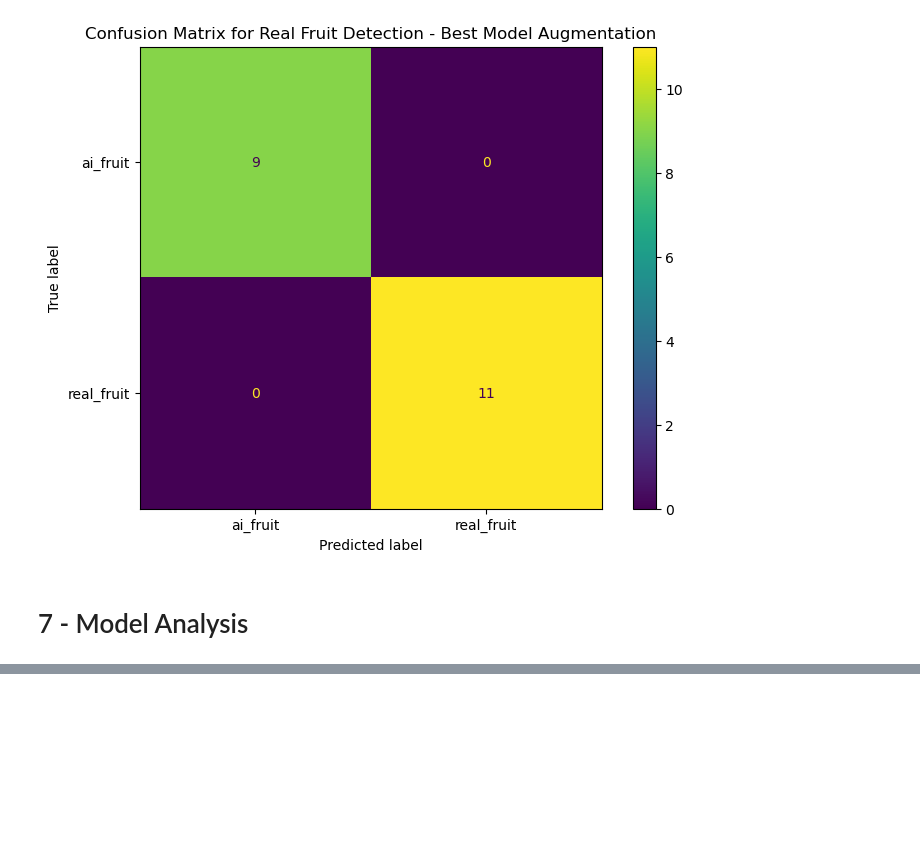
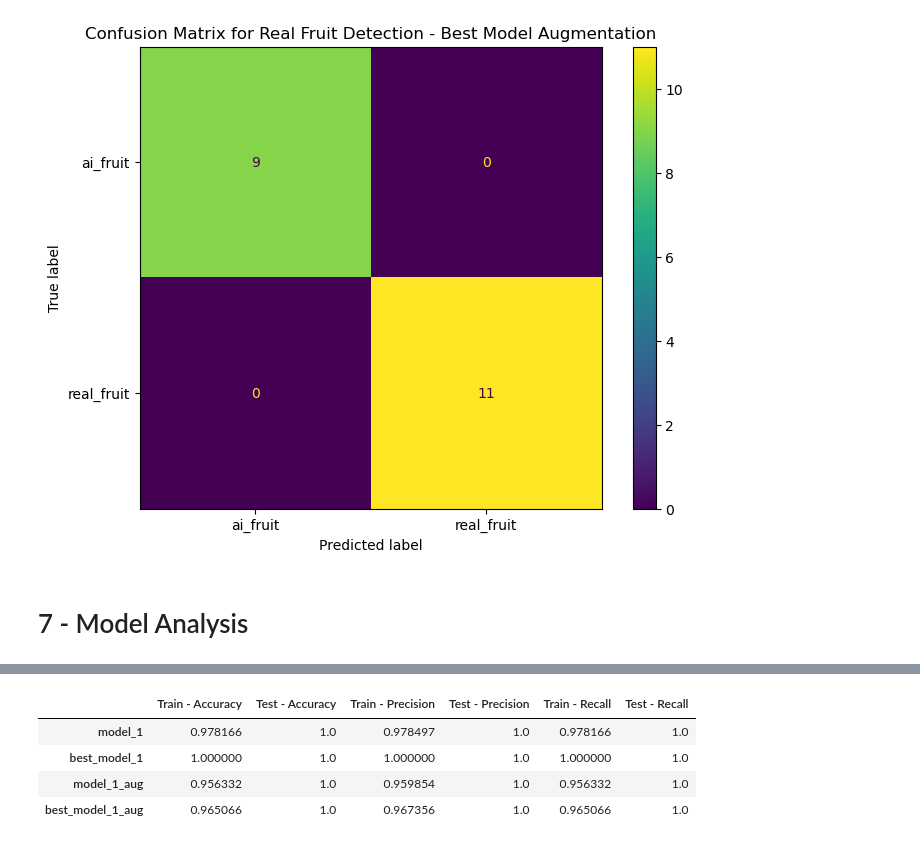
Before and after one commit to gilangwd/Computer-Vision, a Jupyter notebook: computer_vision.ipynb, the cells around one changed output, grey strips where cells are left out. Drawn from its saved outputs; the diff is of its cells as text; code cells hidden in the pictures; blank space fills up the shorter version.

Commit message:
model analysis

```diff
--- a/computer_vision.ipynb
+++ b/computer_vision.ipynb
@@ -781,3 +781,32 @@ plt.show()
 [figure]
 # %% [markdown]
 # 7 - Model Analysis
+# %%
+load_model_1_dict = {
+    "Train - Accuracy" : accuracy_score(y_train.argmax(axis = 1), load_model_1.predict(X_train).argmax(axis = 1)),
+    "Test - Accuracy" : accuracy_score(y_test.argmax(axis = 1), load_model_1.predict(X_test).argmax(axis = 1)),
+    "Train - Precision" : precision_score(y_train.argmax(axis = 1), load_model_1.predict(X_train).argmax(axis = 1), average='weighted'),
+    "Test - Precision" : precision_score(y_test.argmax(axis = 1), load_model_1.predict(X_test).argmax(axis = 1), average='weighted'),
+    "Train - Recall" : recall_score(y_train.argmax(axis = 1), load_model_1.predict(X_train).argmax(axis = 1), average='weighted'),
+    "Test - Recall" : recall_score(y_test.argmax(axis = 1), load_model_1.predict(X_test).argmax(axis = 1), average='weighted')}
+best_load_model_1_dict = {
+    "Train - Accuracy" : accuracy_score(y_train.argmax(axis = 1), best_load_model_1.predict(X_train).argmax(axis = 1)),
+    "Test - Accuracy" : accuracy_score(y_test.argmax(axis = 1), best_load_model_1.predict(X_test).argmax(axis = 1)),
+    "Train - Precision" : precision_score(y_train.argmax(axis = 1), best_load_model_1.predict(X_train).argmax(axis = 1), average='weighted'),
+    "Test - Precision" : precision_score(y_test.argmax(axis = 1), best_load_model_1.predict(X_test).argmax(axis = 1), average='weighted'),
+    "Train - Recall" : recall_score(y_train.argmax(axis = 1), best_load_model_1.predict(X_train).argmax(axis = 1), average='weighted'),
+    "Test - Recall" : recall_score(y_test.argmax(axis = 1), best_load_model_1.predict(X_test).argmax(axis = 1), average='weighted')}
+load_model_1_aug_dict = {
+    "Train - Accuracy" : accuracy_score(y_train.argmax(axis = 1), load_model_1_aug.predict(X_train).argmax(axis = 1)),
+    "Test - Accuracy" : accuracy_score(y_test.argmax(axis = 1), load_model_1_aug.predict(X_test).argmax(axis = 1)),
+    "Train - Precision" : precision_score(y_train.argmax(axis = 1), load_model_1_aug.predict(X_train).argmax(axis = 1), average='weighted'),
+    "Test - Precision" : precision_score(y_test.argmax(axis = 1), load_model_1_aug.predict(X_test).argmax(axis = 1), average='weighted'),
+    "Train - Recall" : recall_score(y_train.argmax(axis = 1), load_model_1_aug.predict(X_train).argmax(axis = 1), average='weighted'),
+    "Test - Recall" : recall_score(y_test.argmax(axis = 1), load_model_1_aug.predict(X_test).argmax(axis = 1), average='weighted')}
+best_load_model_1_aug_dict = {
+    "Train - Accuracy" : accuracy_score(y_train.argmax(axis = 1), best_load_model_1_aug.predict(X_train).argmax(axis = 1)),
+    "Test - Accuracy" : accuracy_score(y_test.argmax(axis = 1), best_load_model_1_aug.predict(X_test).argmax(axis = 1)),
+    "Train - Precision" : precision_score(y_train.argmax(axis = 1), best_load_model_1_aug.predict(X_train).argmax(axis = 1), average='weighted'),
+    "Test - Precision" : precision_score(y_test.argmax(axis = 1), best_load_model_1_aug.predict(X_test).argmax(axis = 1), average='weighted'),
+    "Train - Recall" : recall_score(y_train.argmax(axis = 1), best_load_model_1_aug.predict(X_train).argmax(axis = 1), average='weighted'),
+    "Test - Recall" : recall_score(y_test.argmax(axis = 1), best_load_model_1_aug.predict(X_test).argmax(axis = 1), average='weighted')}
@@ -783,0 +831,16 @@ plt.show()
+# %%
+all_reports ={}
+all_reports['model_1'] = load_model_1_dict
+all_reports['best_model_1'] = best_load_model_1_dict
+all_reports['model_1_aug'] = load_model_1_aug_dict
+all_reports['best_model_1_aug'] = best_load_model_1_aug_dict
+report = pd.DataFrame(all_reports)
+report = report.transpose()
+report = report.sort_values(by='Test - Accuracy', ascending=False)
+report
+# %% [output]
+|  | Train - Accuracy | Test - Accuracy | Train - Precision | Test - Precision | Train - Recall | Test - Recall |
+| model_1 | 0.978166 | 1.0 | 0.978497 | 1.0 | 0.978166 | 1.0 |
+| best_model_1 | 1.000000 | 1.0 | 1.000000 | 1.0 | 1.000000 | 1.0 |
+| model_1_aug | 0.956332 | 1.0 | 0.959854 | 1.0 | 0.956332 | 1.0 |
+| best_model_1_aug | 0.965066 | 1.0 | 0.967356 | 1.0 | 0.965066 | 1.0 |
```
Also changed, not shown: parts of 1 cell of this notebook.
